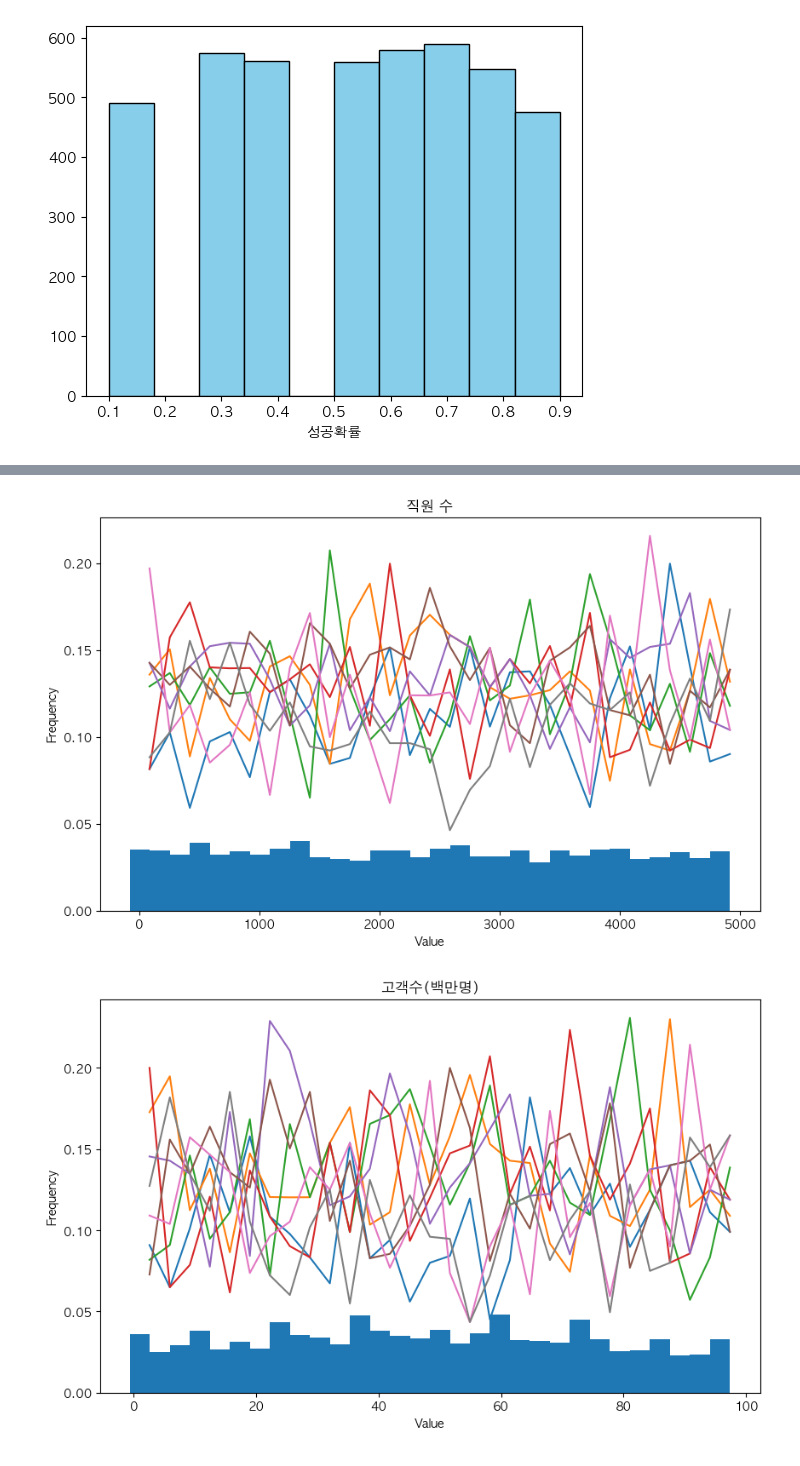
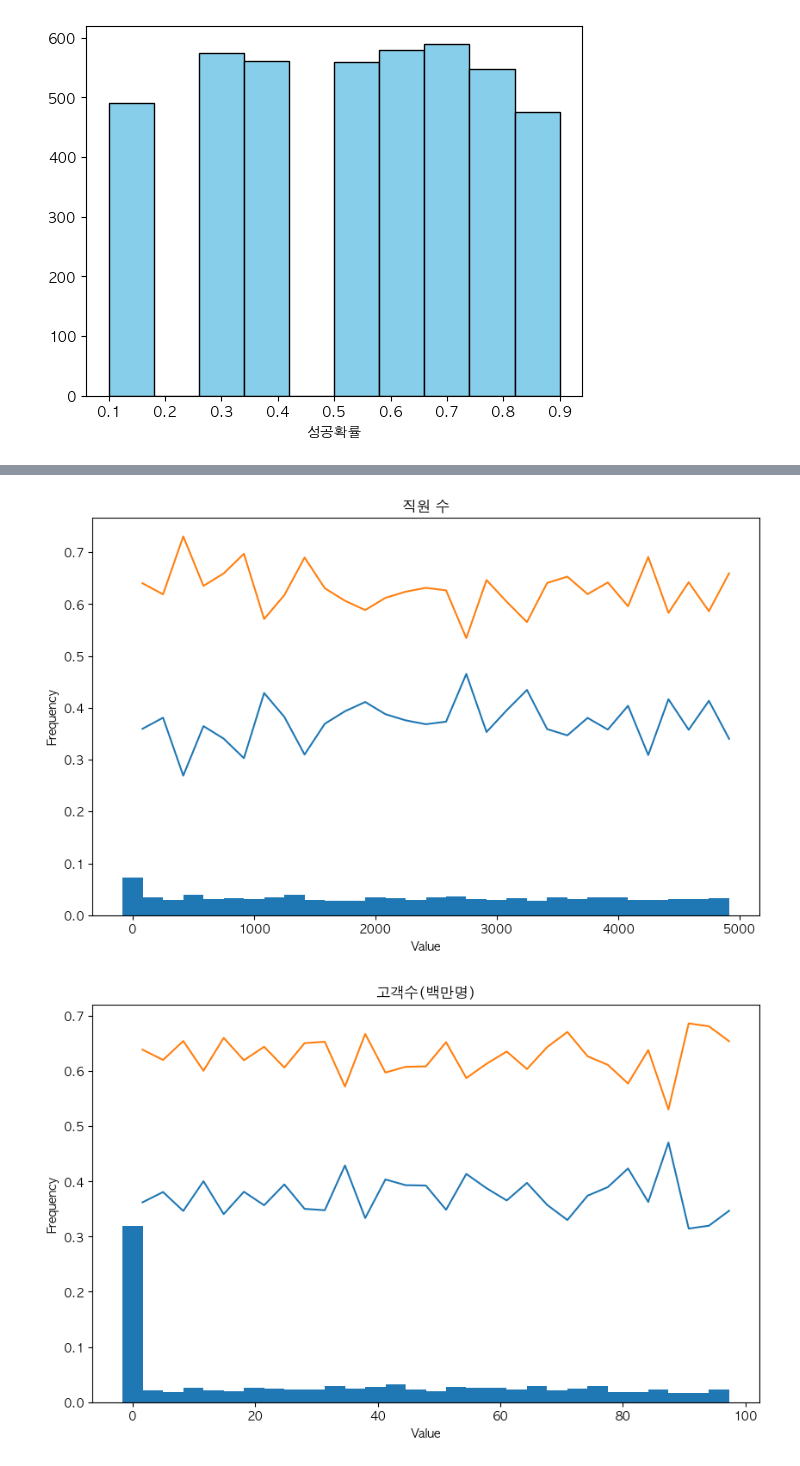
Before and after one commit to Corsair-1bil/company, a Jupyter notebook: analysis.ipynb, the cells around one changed output, grey strips where cells are left out. Saved outputs shown, nothing was run; the diff lists cells and outputs as text; code cells hidden in the pictures.

```diff
--- a/analysis.ipynb
+++ b/analysis.ipynb
@@ -102,3 +256,30 @@ for col in features:
 [figure]
 [figure]
 [figure]
+# %%
+# feature 별 개수 확인 (결측치 제외))
+
+for col in category_features+bool_features:
+    train_df=train.copy() #원본 보호
+    train_df = train_df.dropna(subset=[col])
+
+    count_df = train_df.groupby([col, '성공확률']).size().unstack(fill_value=0)
+    count_df = count_df.div(count_df.sum(axis=1), axis=0)
+
+    count_df['[0,0.5)'] = 0
+    count_df['[0.5,1]'] = 0
+    for percentage in count_df.columns[:-3]:
+        if percentage<0.5: count_df['[0,0.5)']+=count_df[percentage]
+        else: count_df['[0.5,1]']+=count_df[percentage]
+    plt.plot(count_df.index, count_df['[0,0.5)']-count_df['[0,0.5)'].mean(), label=percentage)
+    plt.plot(count_df.index, count_df['[0.5,1]']-count_df['[0.5,1]'].mean(), label=percentage)
+
+    '''for percentage in count_df.columns[:-1]:  # 마지막은 bin_center
+        plt.plot(count_df['bin_center'], count_df[percentage], label=percentage)'''
+
+    plt.ylim(-0.3,0.3)
+
+    plt.title(col)
+    plt.xlabel('Value')
+    plt.ylabel('Frequency')
+    plt.show()
@@ -105,32 +337,40 @@ for col in features:
 # %%
 # feature 별 개수 확인 (결측치 제외))
 
 for col in numeric_features:
     train_df=train.copy() #원본 보호
     train_df = train_df.dropna(subset=[col])
 
     train_df['bin']=pd.cut(train_df[col], bins=30)
 
     count_df = train_df.groupby(['bin', '성공확률']).size().unstack(fill_value=0)
     count_df = count_df.div(count_df.sum(axis=1), axis=0)
 
     # 구간 중심값
     count_df['bin_center'] = count_df.index.map(lambda x: x.mid)
 
     counts, bins = np.histogram(train_df[col], bins=30)
     percent = counts / counts.sum()
 
     plt.figure(figsize=(10,6))
 
     plt.bar(bins[:-1], percent, width=np.diff(bins))
 
-    for percentage in count_df.columns[:-1]:  # 마지막은 bin_center
-        plt.plot(count_df['bin_center'], count_df[percentage], label=percentage)
+    count_df['[0,0.5)'] = 0
+    count_df['[0.5,1]'] = 0
+    for percentage in count_df.columns[:-3]:
+        if percentage<0.5: count_df['[0,0.5)']+=count_df[percentage]
+        else: count_df['[0.5,1]']+=count_df[percentage]
+    plt.plot(count_df['bin_center'], count_df['[0,0.5)'], label=percentage)
+    plt.plot(count_df['bin_center'], count_df['[0.5,1]'], label=percentage)
+
+    '''for percentage in count_df.columns[:-1]:  # 마지막은 bin_center
+        plt.plot(count_df['bin_center'], count_df[percentage], label=percentage)'''
 
     plt.title(col)
     plt.xlabel('Value')
     plt.ylabel('Frequency')
     plt.show()
 # %% [output]
-[figure, old version]
+[figure, new version]
-[figure, old version]
+[figure, new version]
```
Also changed, not shown: parts of 18 cells of this notebook, 9 other files.
